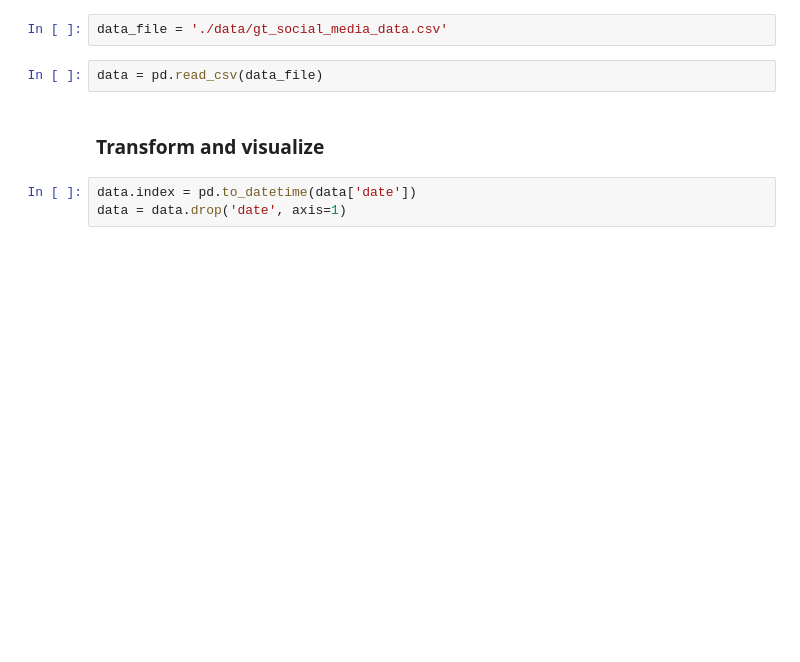
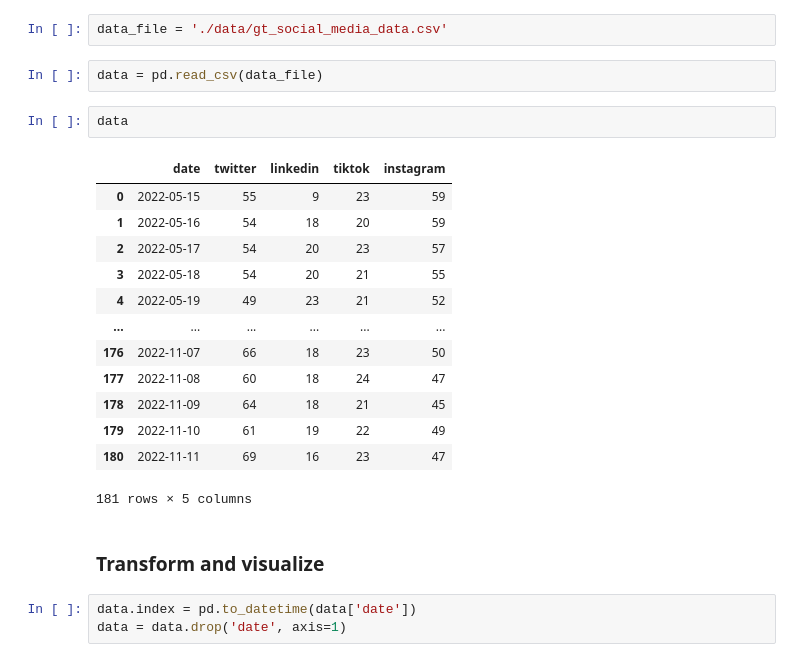
Before and after one commit to AlxndrMlk/talks-and-workshops, a Jupyter notebook: 2022-11--dss-warsaw/00 - Estimating Causal Impact.ipynb, the cells around one changed output. Drawn from its saved outputs; the diff is of its cells as text; blank space fills up the shorter version.

```diff
--- a/2022-11--dss-warsaw/00 - Estimating Causal Impact.ipynb
+++ b/2022-11--dss-warsaw/00 - Estimating Causal Impact.ipynb
@@ -25,6 +23,22 @@ Have you ever wondered how to measure the real impact of a marketing campaign or
 data_file = './data/gt_social_media_data.csv'
 # %%
 data = pd.read_csv(data_file)
+# %%
+data
+# %% [output]
+|  | date | twitter | linkedin | tiktok | instagram |
+| 0 | 2022-05-15 | 55 | 9 | 23 | 59 |
+| 1 | 2022-05-16 | 54 | 18 | 20 | 59 |
+| 2 | 2022-05-17 | 54 | 20 | 23 | 57 |
+| 3 | 2022-05-18 | 54 | 20 | 21 | 55 |
+| 4 | 2022-05-19 | 49 | 23 | 21 | 52 |
+| ... | ... | ... | ... | ... | ... |
+| 176 | 2022-11-07 | 66 | 18 | 23 | 50 |
+| 177 | 2022-11-08 | 60 | 18 | 24 | 47 |
+| 178 | 2022-11-09 | 64 | 18 | 21 | 45 |
+| 179 | 2022-11-10 | 61 | 19 | 22 | 49 |
+| 180 | 2022-11-11 | 69 | 16 | 23 | 47 |
+181 rows × 5 columns
 # %% [markdown]
 ### Transform and visualize
 # %%
```
Also changed, not shown: parts of 7 cells of this notebook.
